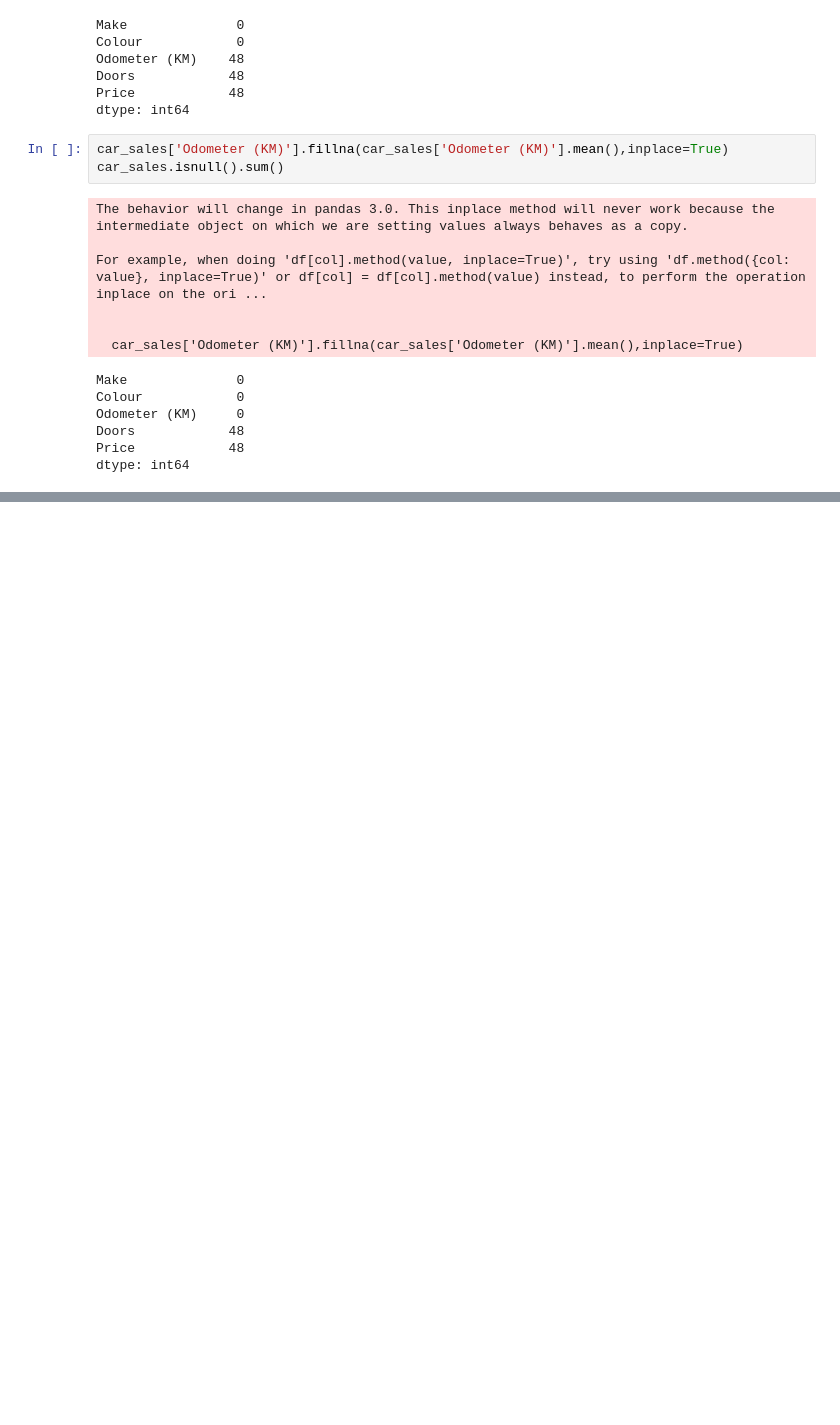
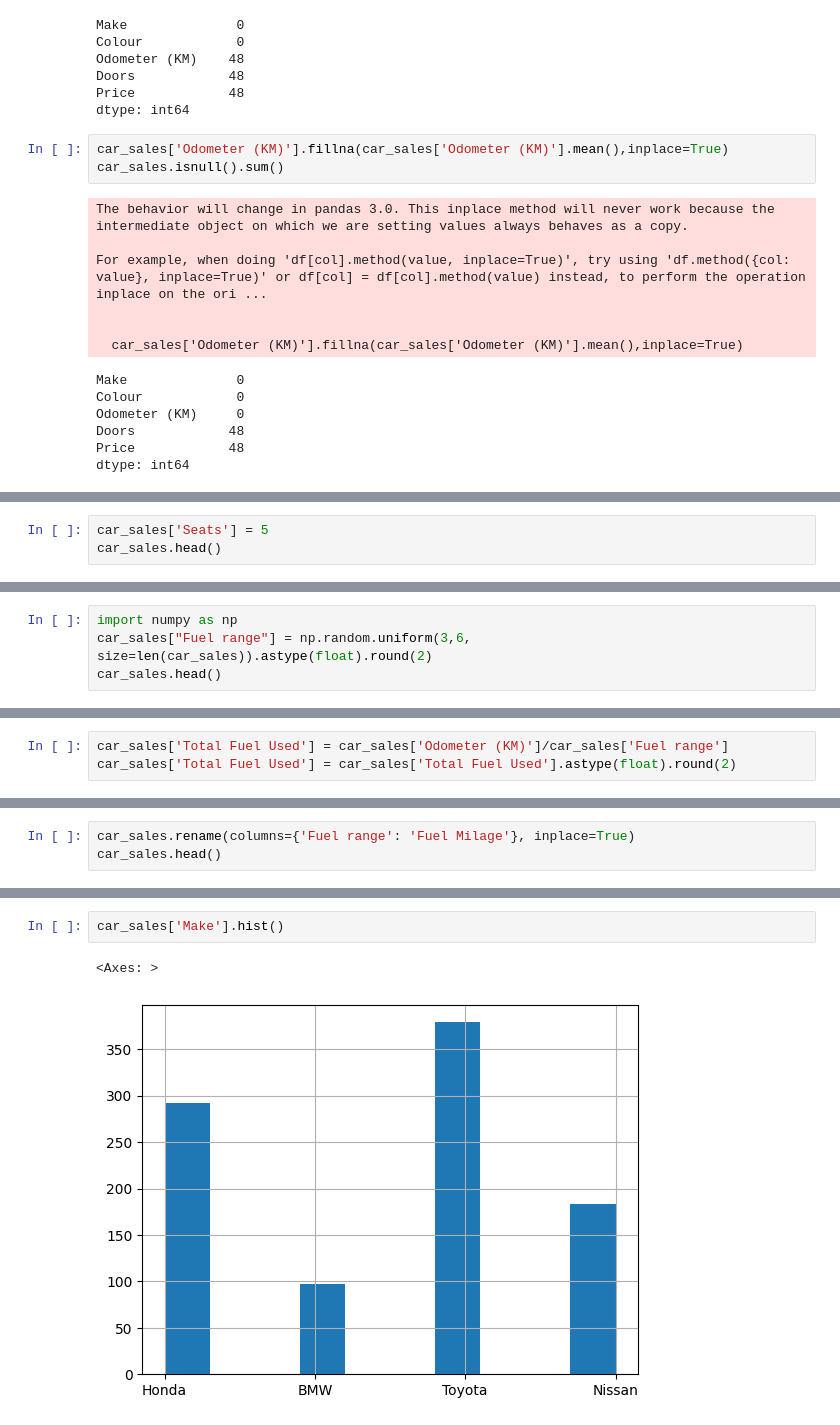
Before and after one commit to Pirate-Nirav/MachineLearning, a Jupyter notebook: pandaswithData.ipynb, the cells around one changed output, grey strips where cells are left out. Cells and saved outputs as stored; diff of their text form; blank space fills up the shorter version.

```diff
--- a/pandaswithData.ipynb
+++ b/pandaswithData.ipynb
@@ -404,0 +493,3 @@ dtype: int64
+# %%
+car_sales['Seats'] = 5
+car_sales.head()
@@ -404,0 +503,4 @@ dtype: int64
+# %%
+import numpy as np
+car_sales["Fuel range"] = np.random.uniform(3,6, size=len(car_sales)).astype(float).round(2)
+car_sales.head()
@@ -404,0 +514,3 @@ dtype: int64
+# %%
+car_sales['Total Fuel Used'] = car_sales['Odometer (KM)']/car_sales['Fuel range']
+car_sales['Total Fuel Used'] = car_sales['Total Fuel Used'].astype(float).round(2)
@@ -404,0 +526,3 @@ dtype: int64
+# %%
+car_sales.rename(columns={'Fuel range': 'Fuel Milage'}, inplace=True)
+car_sales.head()
@@ -404,0 +536,5 @@ dtype: int64
+# %%
+car_sales['Make'].hist()
+# %% [output]
+<Axes: >
+[figure, added]
```
Also changed, not shown: parts of 18 cells of this notebook, 6 other files.
